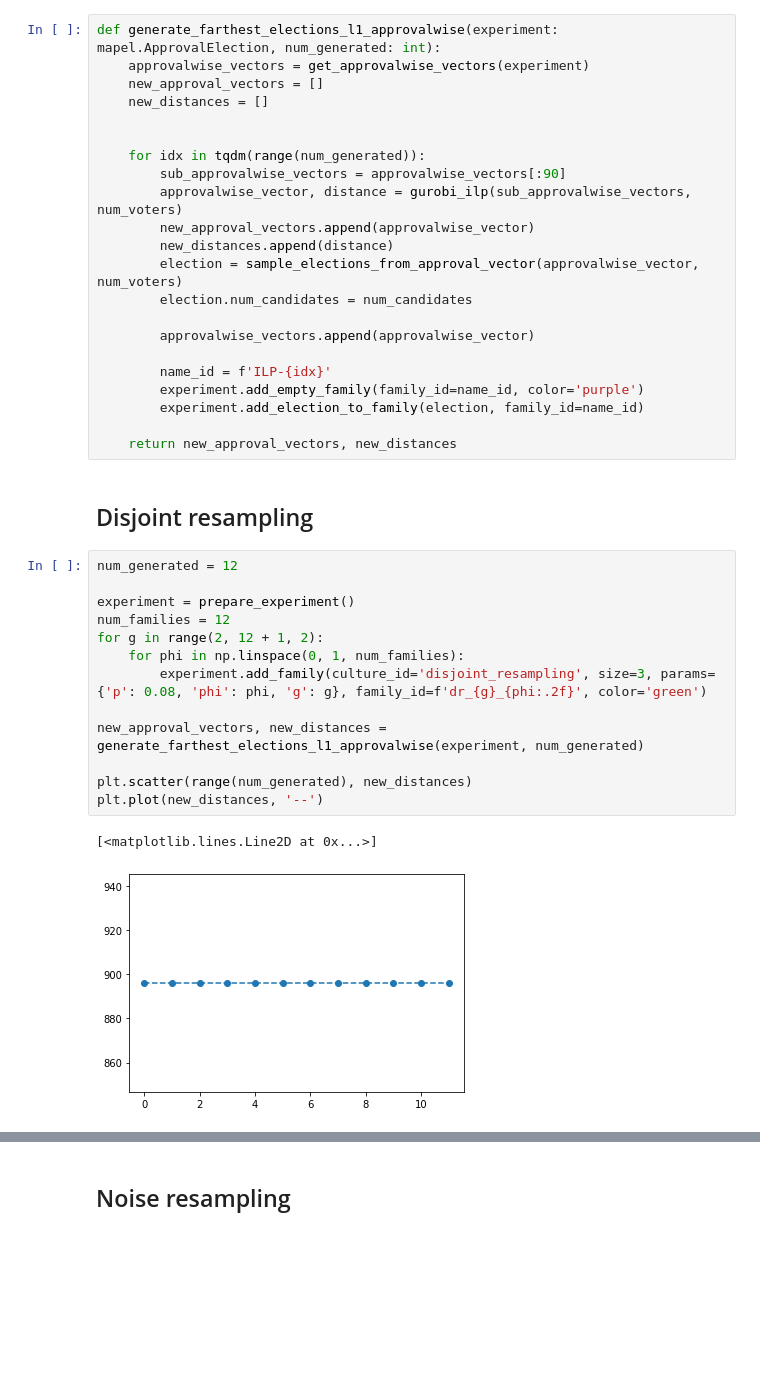
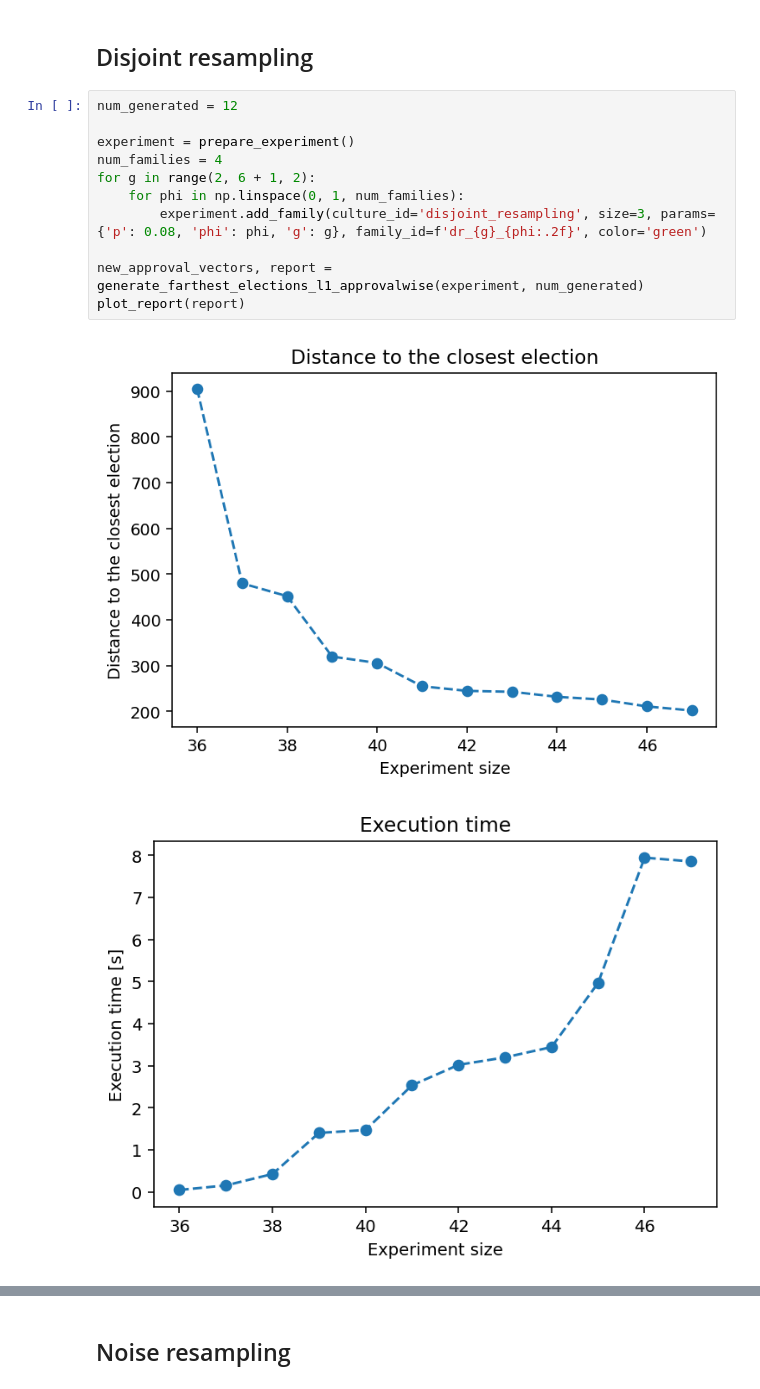
Before and after one commit to Janix4000/holes-in-elections, a Jupyter notebook: approval_l1/map-experiments.ipynb, the cells around one changed output, grey strips where cells are left out. Saved outputs shown, nothing was run; the diff lists cells and outputs as text; blank space fills up the shorter version.

Commit message:
Improve experiments
More details in the report

```diff
--- a/approval_l1/map-experiments.ipynb
+++ b/approval_l1/map-experiments.ipynb
@@ -92,41 +155,17 @@ show_2d_map_with_compass(experiment, extended=True, show_legend=False)
-# %%
-def generate_farthest_elections_l1_approvalwise(experiment: mapel.ApprovalElection, num_generated: int):
-    approvalwise_vectors = get_approvalwise_vectors(experiment)
-    new_approval_vectors = []
-    new_distances = []
-
-
-    for idx in tqdm(range(num_generated)):
-        sub_approvalwise_vectors = approvalwise_vectors[:90]
-        approvalwise_vector, distance = gurobi_ilp(sub_approvalwise_vectors, num_voters)
-        new_approval_vectors.append(approvalwise_vector)
-        new_distances.append(distance)
-        election = sample_elections_from_approval_vector(approvalwise_vector, num_voters)
-        election.num_candidates = num_candidates
-
-        approvalwise_vectors.append(approvalwise_vector)
-
-        name_id = f'ILP-{idx}'
-        experiment.add_empty_family(family_id=name_id, color='purple')
-        experiment.add_election_to_family(election, family_id=name_id)
-
-    return new_approval_vectors, new_distances
 # %% [markdown]
 ## Disjoint resampling
 # %%
 num_generated = 12
 
 experiment = prepare_experiment()
-num_families = 12
-for g in range(2, 12 + 1, 2):
+num_families = 4
+for g in range(2, 6 + 1, 2):
     for phi in np.linspace(0, 1, num_families):
         experiment.add_family(culture_id='disjoint_resampling', size=3, params={'p': 0.08, 'phi': phi, 'g': g}, family_id=f'dr_{g}_{phi:.2f}', color='green')
 
-new_approval_vectors, new_distances = generate_farthest_elections_l1_approvalwise(experiment, num_generated)
-
-plt.scatter(range(num_generated), new_distances)
-plt.plot(new_distances, '--')
+new_approval_vectors, report = generate_farthest_elections_l1_approvalwise(experiment, num_generated)
+plot_report(report)
 # %% [output]
-[<matplotlib.lines.Line2D at 0x...>]
-[figure, old version]
+[figure, new version]
+[figure, added]
 # %%
```
Also changed, not shown: parts of 19 cells of this notebook.
